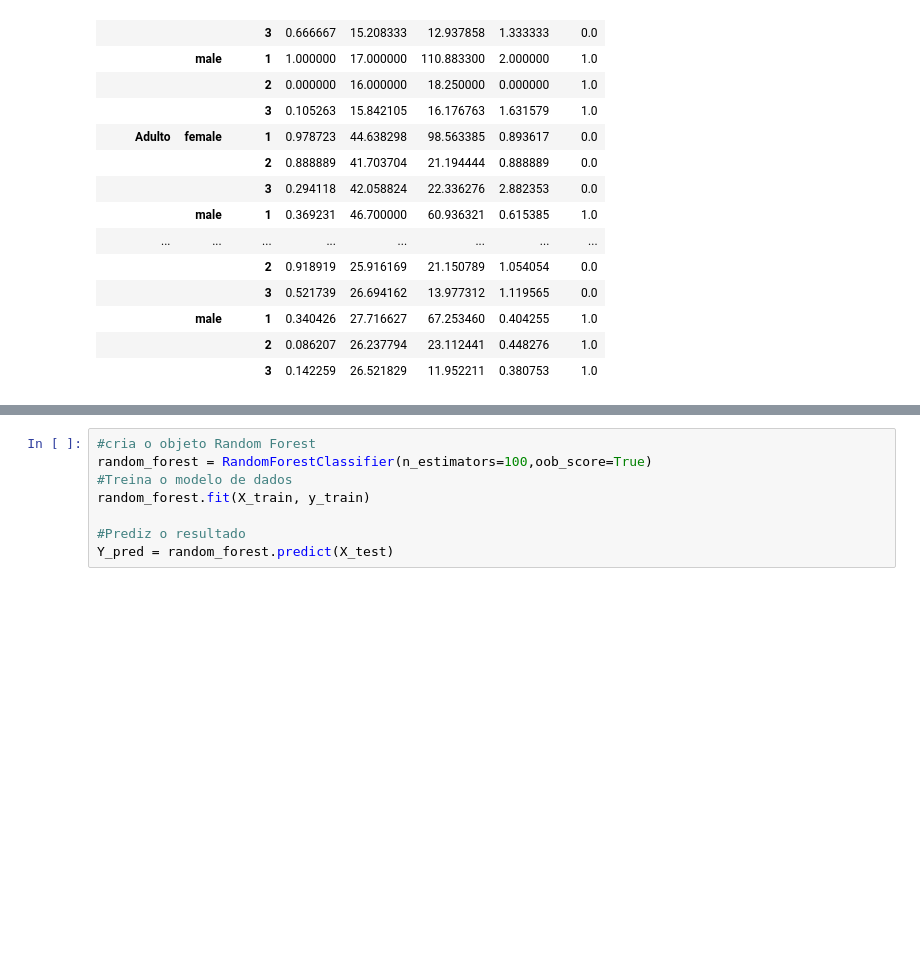
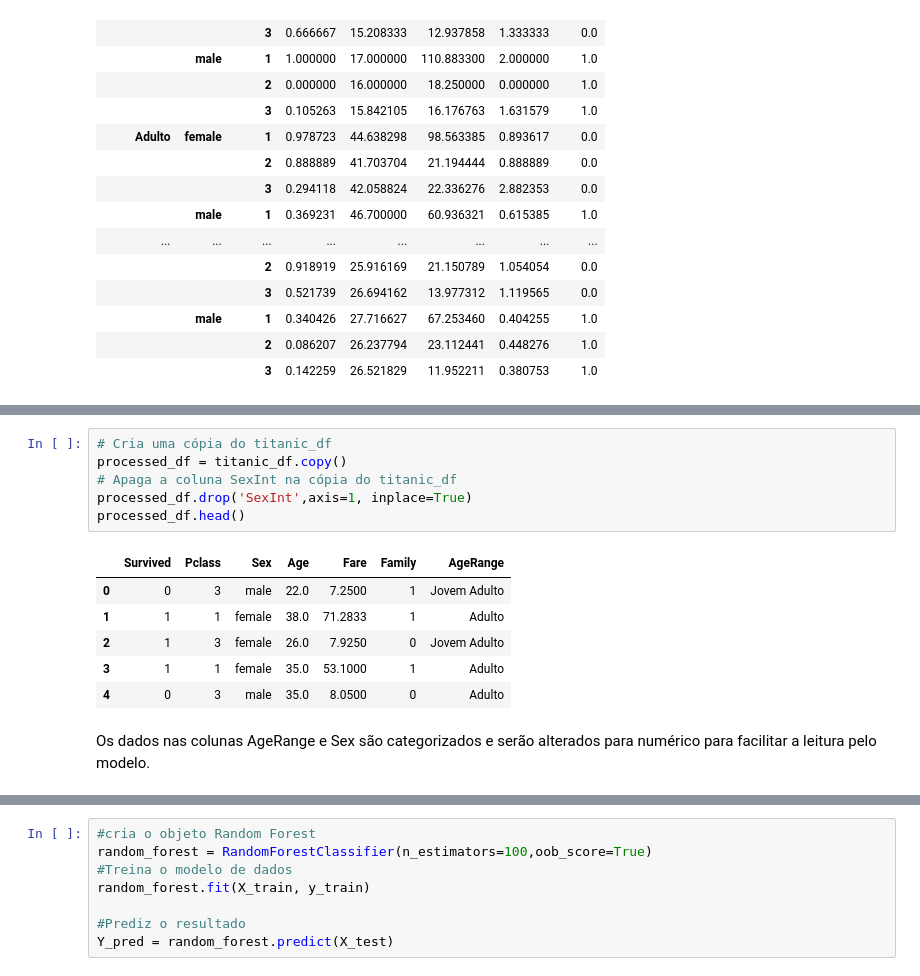
Before and after one commit to liebycardoso/Data_Analysis, a Jupyter notebook: Titanic.ipynb, the cells around one changed output, grey strips where cells are left out. Cells and saved outputs as stored; diff of their text form; blank space fills up the shorter version.

```diff
--- a/Titanic.ipynb
+++ b/Titanic.ipynb
@@ -588,0 +615,15 @@ faixa_etaria_genero
+# %%
+# Cria uma cópia do titanic_df
+processed_df = titanic_df.copy()
+# Apaga a coluna SexInt na cópia do titanic_df
+processed_df.drop('SexInt',axis=1, inplace=True)
+processed_df.head()
+# %% [output]
+|  | Survived | Pclass | Sex | Age | Fare | Family | AgeRange |
+| 0 | 0 | 3 | male | 22.0 | 7.2500 | 1 | Jovem Adulto |
+| 1 | 1 | 1 | female | 38.0 | 71.2833 | 1 | Adulto |
+| 2 | 1 | 3 | female | 26.0 | 7.9250 | 0 | Jovem Adulto |
+| 3 | 1 | 1 | female | 35.0 | 53.1000 | 1 | Adulto |
+| 4 | 0 | 3 | male | 35.0 | 8.0500 | 0 | Adulto |
+# %% [markdown]
+Os dados nas colunas AgeRange e Sex são categorizados e serão alterados para numérico para facilitar a leitura pelo modelo.
```
Also changed, not shown: parts of 48 cells of this notebook.
